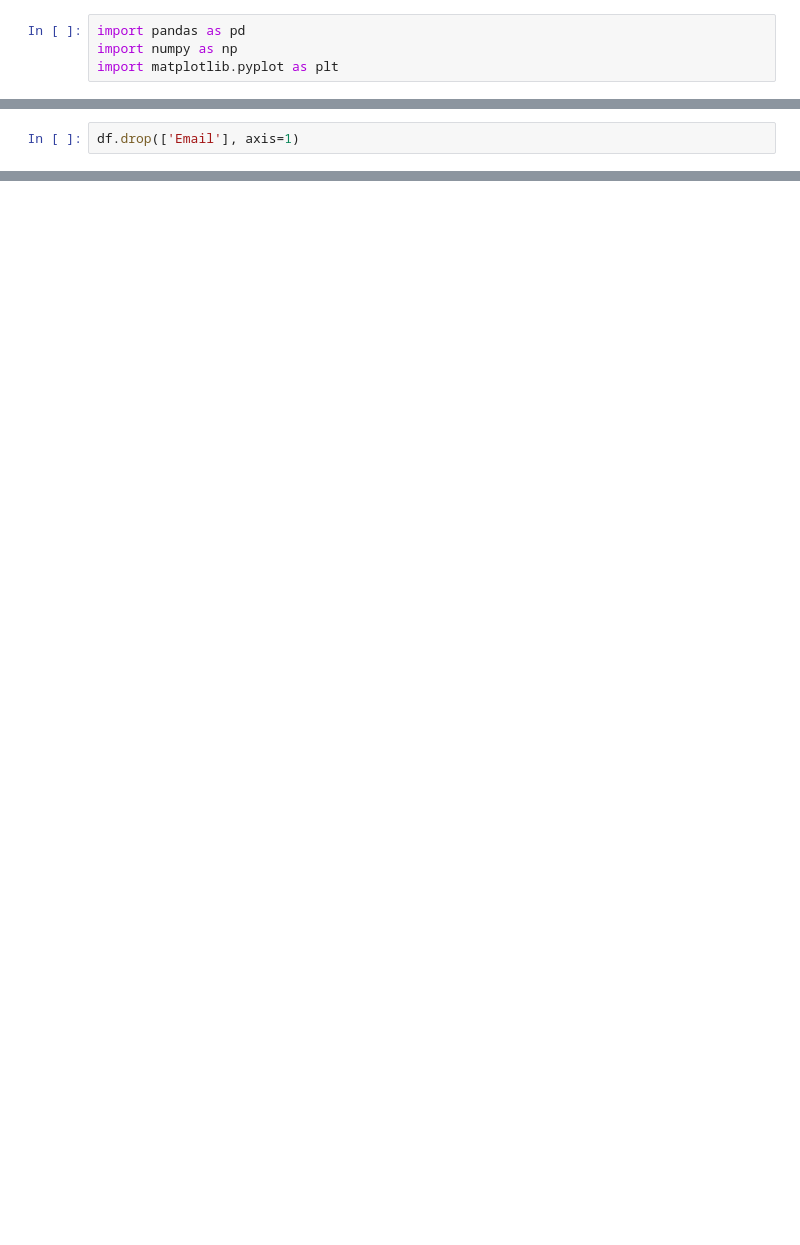
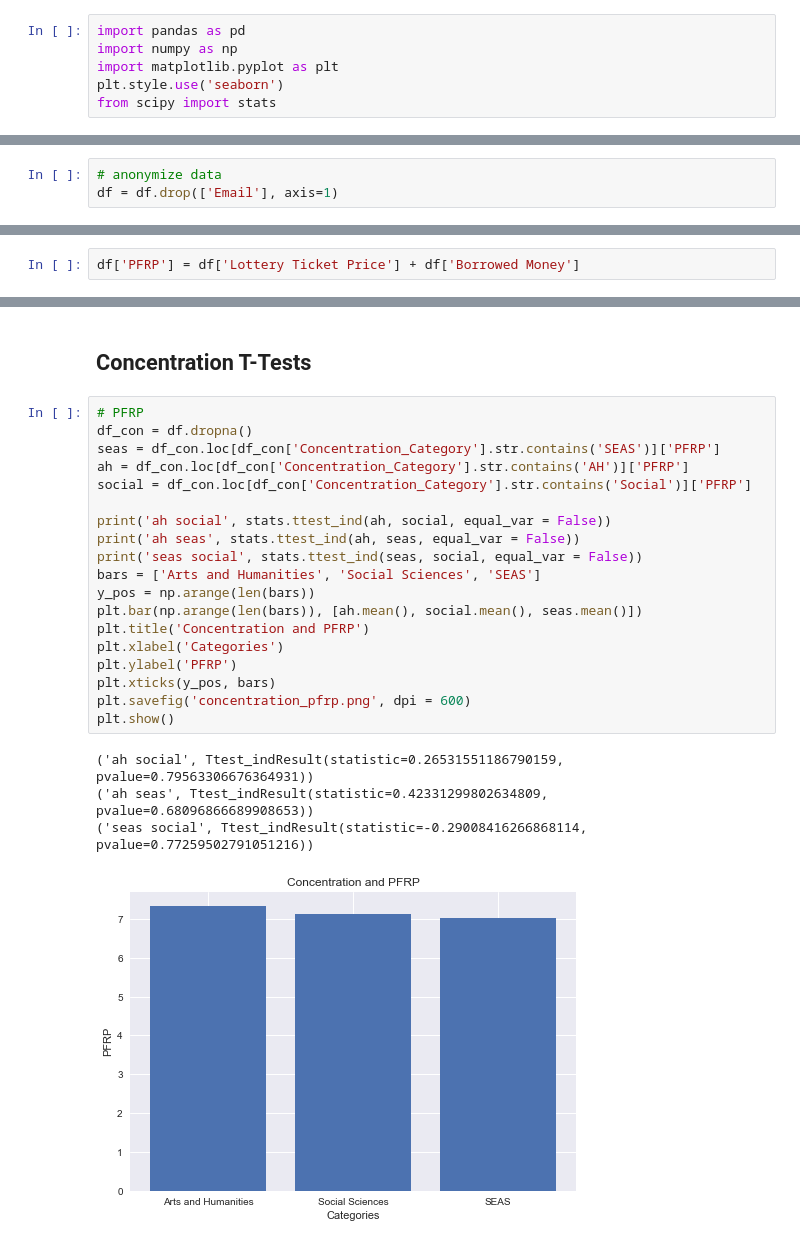
Before and after one commit to fizzX/sociol1126-project, a Jupyter notebook: t-tests.ipynb, the cells around one changed output, grey strips where cells are left out. Cells and saved outputs as stored; diff of their text form; blank space fills up the shorter version.

Commit message:
finished t tests

```diff
--- a/t-tests.ipynb
+++ b/t-tests.ipynb
@@ -2,4 +2,6 @@
 import pandas as pd
 import numpy as np
 import matplotlib.pyplot as plt
+plt.style.use('seaborn')
+from scipy import stats
 # %%
@@ -6,3 +9,4 @@ import matplotlib.pyplot as plt
 df = pd.read_csv('numerical_cleaned.csv')
 # %%
-df.drop(['Email'], axis=1)
+# anonymize data
+df = df.drop(['Email'], axis=1)
@@ -28 +13,3 @@ df.drop(['Email'], axis=1)
+# %%
+df['PFRP'] = df['Lottery Ticket Price'] + df['Borrowed Money']
 # %%
@@ -47,0 +36,26 @@ array(['Special Concentration', 'Mathematics', 'Sociology',
+# %% [markdown]
+## Concentration T-Tests
+# %%
+# PFRP
+df_con = df.dropna()
+seas = df_con.loc[df_con['Concentration_Category'].str.contains('SEAS')]['PFRP']
+ah = df_con.loc[df_con['Concentration_Category'].str.contains('AH')]['PFRP']
+social = df_con.loc[df_con['Concentration_Category'].str.contains('Social')]['PFRP']
+
+print('ah social', stats.ttest_ind(ah, social, equal_var = False))
+print('ah seas', stats.ttest_ind(ah, seas, equal_var = False))
+print('seas social', stats.ttest_ind(seas, social, equal_var = False))
+bars = ['Arts and Humanities', 'Social Sciences', 'SEAS']
+y_pos = np.arange(len(bars))
+plt.bar(np.arange(len(bars)), [ah.mean(), social.mean(), seas.mean()])
+plt.title('Concentration and PFRP')
+plt.xlabel('Categories')
+plt.ylabel('PFRP')
+plt.xticks(y_pos, bars)
+plt.savefig('concentration_pfrp.png', dpi = 600)
+plt.show()
+# %% [output]
+('ah social', Ttest_indResult(statistic=0.26531551186790159, pvalue=0.79563306676364931))
+('ah seas', Ttest_indResult(statistic=0.42331299802634809, pvalue=0.68096866689908653))
+('seas social', Ttest_indResult(statistic=-0.29008416266868114, pvalue=0.77259502791051216))
+[figure, added]
```
Also changed, not shown: parts of 14 cells of this notebook.
